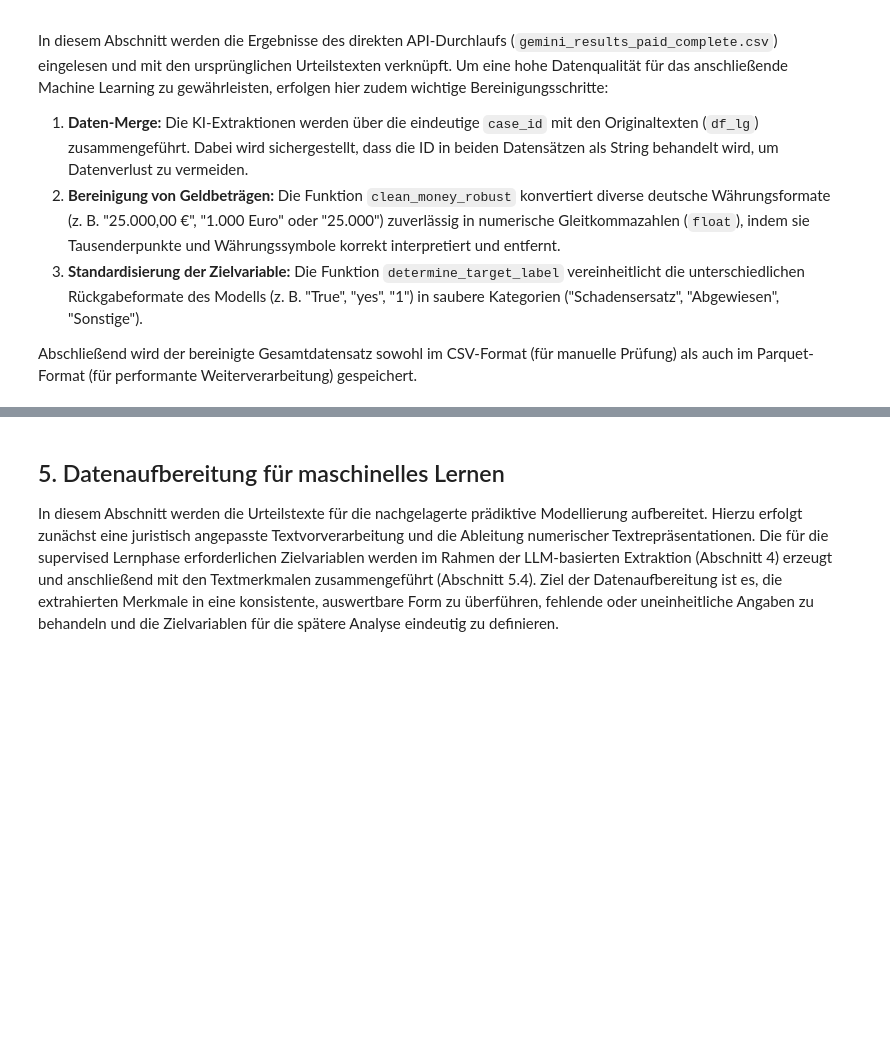
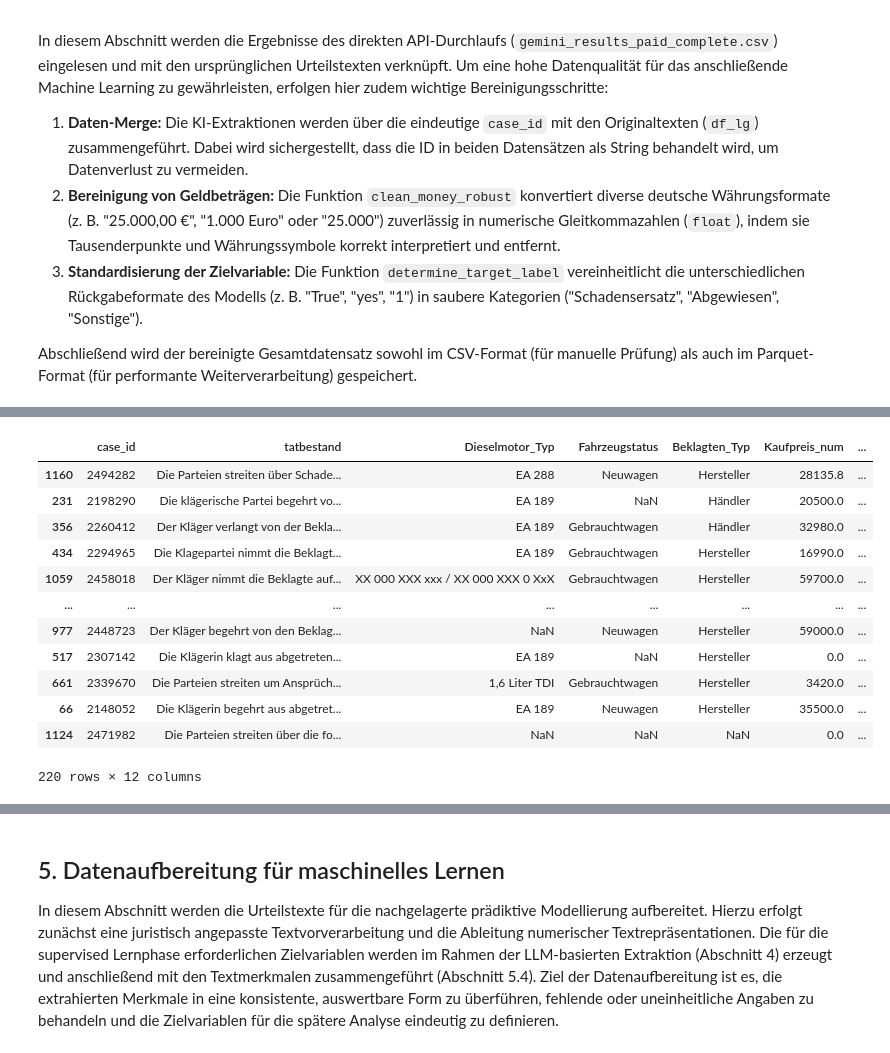
Before and after one commit to Theresa17/ds_law, a Jupyter notebook: backend/jupyter_notebook/analyse_final.ipynb, the cells around one changed output, grey strips where cells are left out. Saved outputs shown, nothing was run; the diff lists cells and outputs as text; code cells hidden in the pictures; blank space fills up the shorter version.

```diff
--- a/backend/jupyter_notebook/analyse_final.ipynb
+++ b/backend/jupyter_notebook/analyse_final.ipynb
@@ -658,0 +607,16 @@ Probe-ID im Training: 2304966
+# %%
+test_df
+# %% [output]
+|  | case_id | tatbestand | Dieselmotor_Typ | Fahrzeugstatus | Beklagten_Typ | Kaufpreis_num | ... |
+| 1160 | 2494282 | Die Parteien streiten über Schade... | EA 288 | Neuwagen | Hersteller | 28135.8 | ... |
+| 231 | 2198290 | Die klägerische Partei begehrt vo... | EA 189 | NaN | Händler | 20500.0 | ... |
+| 356 | 2260412 | Der Kläger verlangt von der Bekla... | EA 189 | Gebrauchtwagen | Händler | 32980.0 | ... |
+| 434 | 2294965 | Die Klagepartei nimmt die Beklagt... | EA 189 | Gebrauchtwagen | Hersteller | 16990.0 | ... |
+| 1059 | 2458018 | Der Kläger nimmt die Beklagte auf... | XX 000 XXX xxx / XX 000 XXX 0 XxX | Gebrauchtwagen | Hersteller | 59700.0 | ... |
+| ... | ... | ... | ... | ... | ... | ... | ... |
+| 977 | 2448723 | Der Kläger begehrt von den Beklag... | NaN | Neuwagen | Hersteller | 59000.0 | ... |
+| 517 | 2307142 | Die Klägerin klagt aus abgetreten... | EA 189 | NaN | Hersteller | 0.0 | ... |
+| 661 | 2339670 | Die Parteien streiten um Ansprüch... | 1,6 Liter TDI | Gebrauchtwagen | Hersteller | 3420.0 | ... |
+| 66 | 2148052 | Die Klägerin begehrt aus abgetret... | EA 189 | Neuwagen | Hersteller | 35500.0 | ... |
+| 1124 | 2471982 | Die Parteien streiten über die fo... | NaN | NaN | NaN | 0.0 | ... |
+220 rows × 12 columns
```
Also changed, not shown: parts of 35 cells of this notebook, 2 other files.
